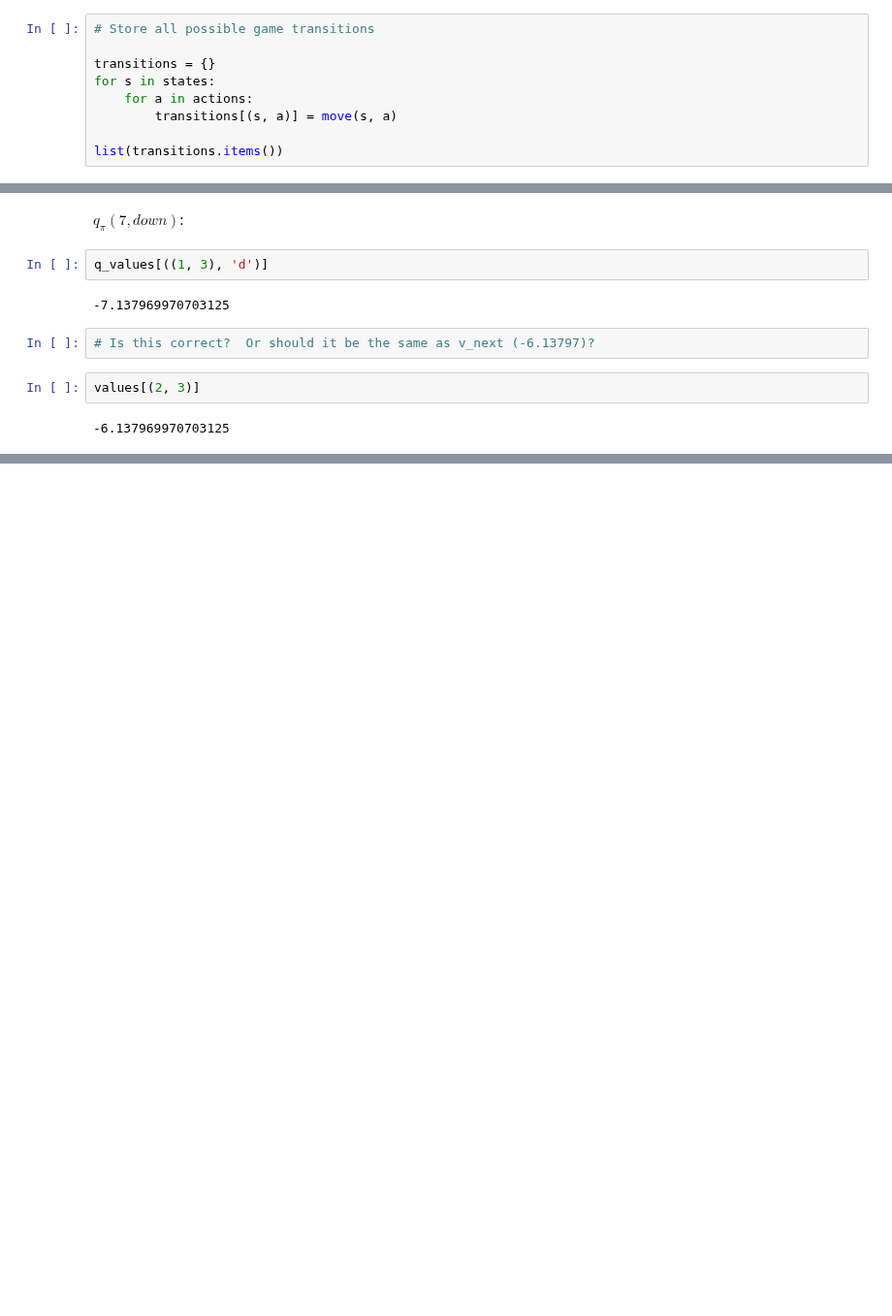
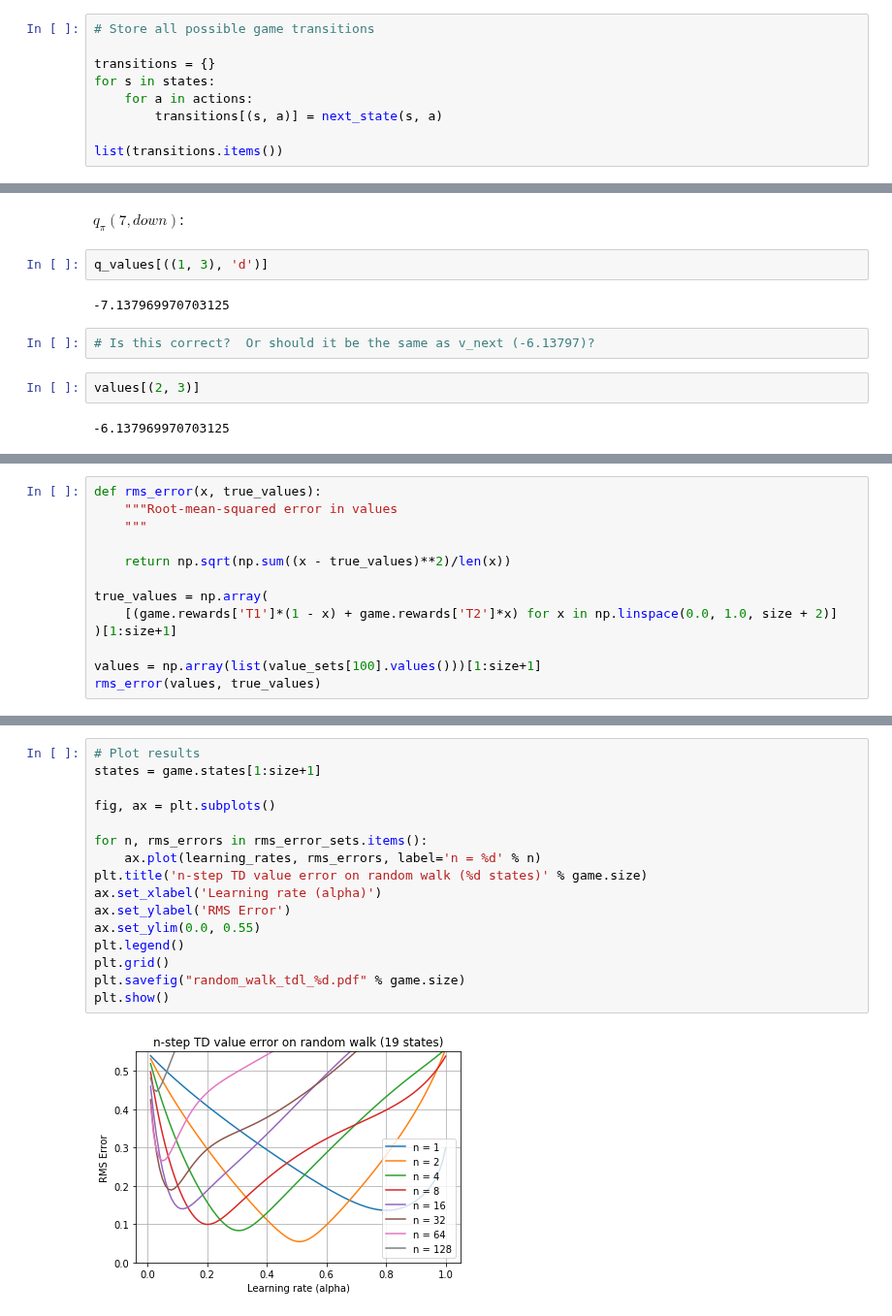
Before and after one commit to billtubbs/game-learner, a Jupyter notebook: Sutton-Barto-book-exercise-answers.ipynb, the cells around one changed output, grey strips where cells are left out. Shown at 97% size. Saved outputs shown, nothing was run; the diff lists cells and outputs as text; blank space fills up the shorter version.

```diff
--- a/Sutton-Barto-book-exercise-answers.ipynb
+++ b/Sutton-Barto-book-exercise-answers.ipynb
@@ -122,7 +114,7 @@ move((0, 1), 'r')
 transitions = {}
 for s in states:
     for a in actions:
-        transitions[(s, a)] = move(s, a)
+        transitions[(s, a)] = next_state(s, a)
 
 list(transitions.items())
 # %% [output]
@@ -352,0 +952,13 @@ values[(2, 3)]
+# %%
+def rms_error(x, true_values):
+    """Root-mean-squared error in values
+    """
+
+    return np.sqrt(np.sum((x - true_values)**2)/len(x))
+
+true_values = np.array(
+    [(game.rewards['T1']*(1 - x) + game.rewards['T2']*x) for x in np.linspace(0.0, 1.0, size + 2)]
+)[1:size+1]
+
+values = np.array(list(value_sets[100].values()))[1:size+1]
+rms_error(values, true_values)
@@ -352,0 +1048,18 @@ values[(2, 3)]
+# %%
+# Plot results
+states = game.states[1:size+1]
+
+fig, ax = plt.subplots()
+
+for n, rms_errors in rms_error_sets.items():
+    ax.plot(learning_rates, rms_errors, label='n = %d' % n)
+plt.title('n-step TD value error on random walk (%d states)' % game.size)
+ax.set_xlabel('Learning rate (alpha)')
+ax.set_ylabel('RMS Error')
+ax.set_ylim(0.0, 0.55)
+plt.legend()
+plt.grid()
+plt.savefig("random_walk_tdl_%d.pdf" % game.size)
+plt.show()
+# %% [output]
+[figure, added]
```
Also changed, not shown: parts of 62 cells of this notebook.
